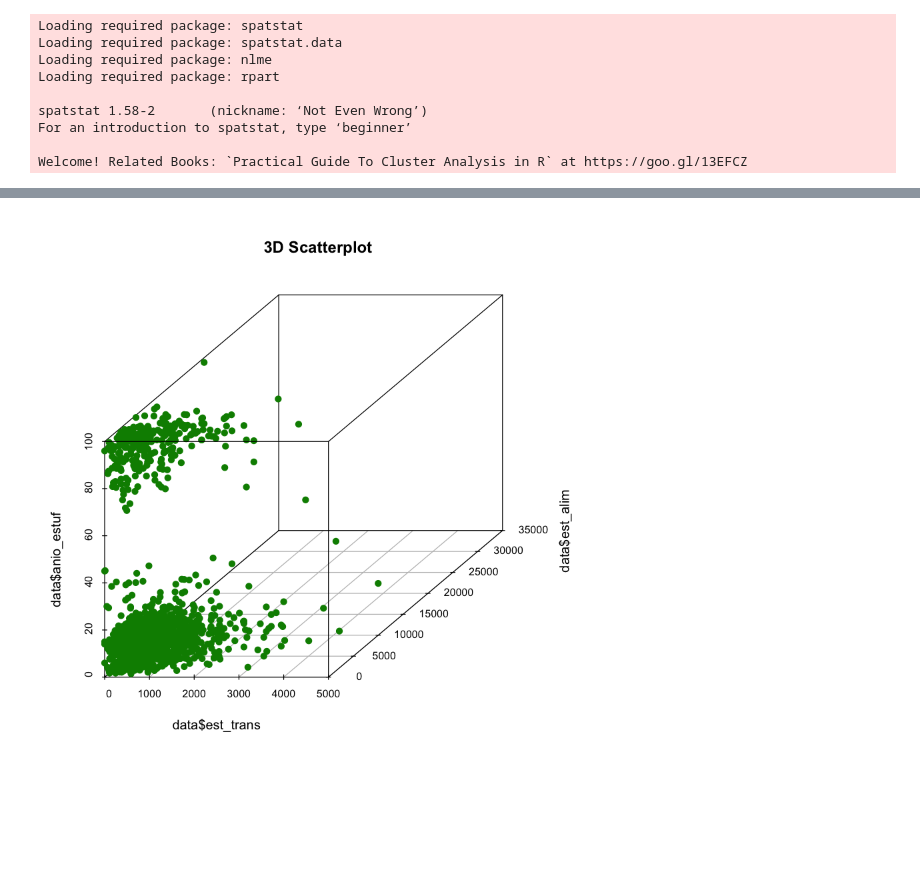
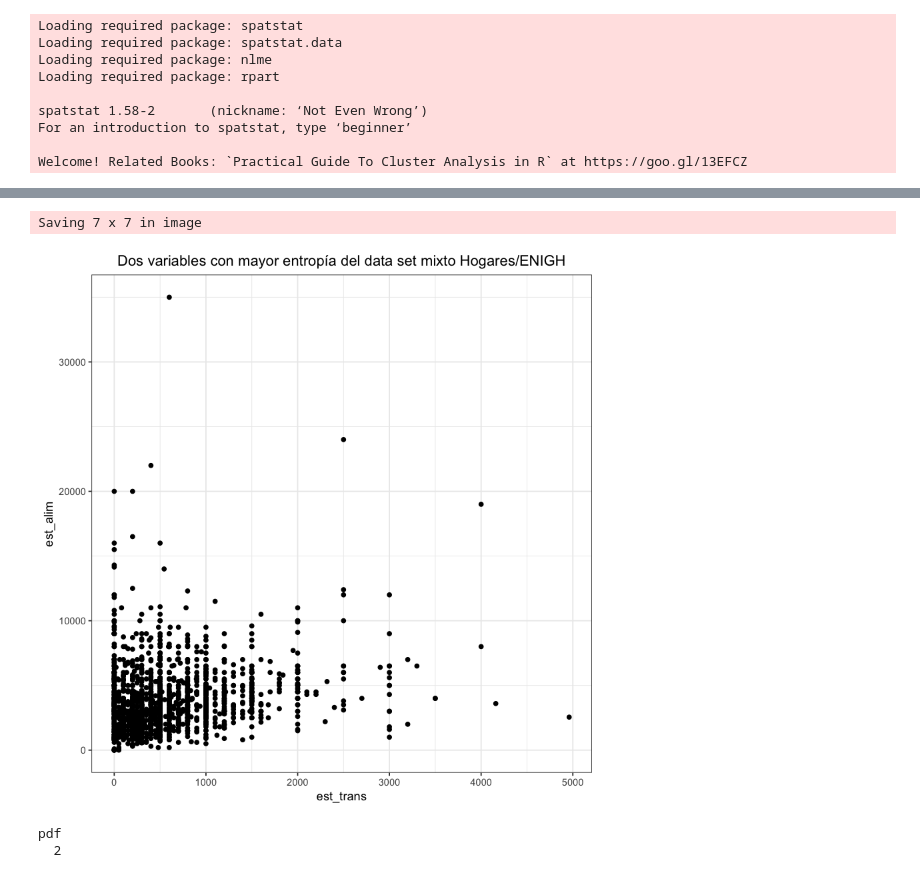
Before and after one commit to JacoboGGLeon/final, a Jupyter notebook: processing/inegi/municipio/enigh/HOGAR/entropy_og_mixed.ipynb, the cells around one changed output, grey strips where cells are left out. Drawn from its saved outputs; the diff is of its cells as text; code cells hidden in the pictures; blank space fills up the shorter version.

```diff
--- a/processing/inegi/municipio/enigh/HOGAR/entropy_og_mixed.ipynb
+++ b/processing/inegi/municipio/enigh/HOGAR/entropy_og_mixed.ipynb
@@ -80,9 +81,31 @@ ggplot(data = data,
+# %%
+ggplot(data = data,
+       aes(y=data$est_alim,
+           x=data$est_trans))+
+    theme_bw() +
+    ggtitle('Dos variables con mayor entropía del data set mixto Hogares/ENIGH') +
+    xlab('est_trans') +
+    ylab("est_alim")+
+    theme(plot.title = element_text(hjust = 0.5))+
+    geom_point()+
+    ggsave(filename = "../../../../../../images/enigh/HOGARES/entropy_og_2_var.png", dpi = 300)
+# %% [output]
+Saving 7 x 7 in image
+[figure, added]
 # %%
+png("../../../../../../images/enigh/HOGARES/entropy_og_3_var.png")
 scatterplot3d(y=data$est_alim,
               x=data$est_trans,
-              z=data$anio_estuf, pch = 19, color = "green4", main="3D Scatterplot")
+              z=data$anio_estuf, pch = 19,
+              color = "black",
+              main="Tres variables con mayor entropía del data set mixto Hogares/ENIGH",
+              xlab = 'est_alim',
+              ylab = 'est_trans',
+              zlab = 'anio_estuf')
+dev.off()
 # %% [output]
-[figure, removed]
+pdf
+  2
 # %%
 file = '../../../../../../dataframes/enigh/HOGARES/df_entropy_og_mixed.csv'
 # %%
```
Also changed, not shown: parts of 7 cells of this notebook, 5 other files.
